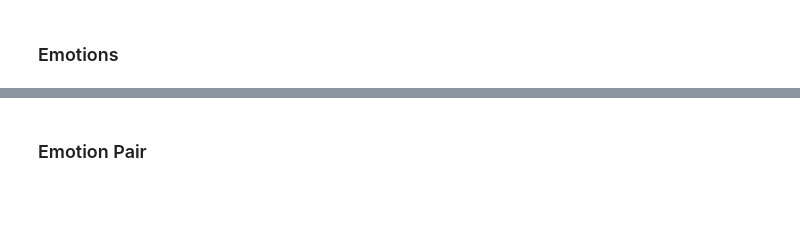
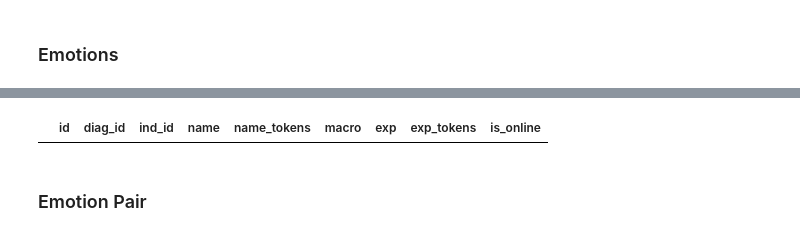
Before and after one commit to ECQQ/preprocessing, a Jupyter notebook: Pipeline.ipynb, the cells around one changed output, grey strips where cells are left out. Cells and saved outputs as stored; diff of their text form; code cells hidden in the pictures; blank space fills up the shorter version.

```diff
--- a/Pipeline.ipynb
+++ b/Pipeline.ipynb
@@ -131,3 +130,7 @@ emotions_table.sample(2)
+# %%
+emotions_table[(emotions_table['diag_id'] == '') & (emotions_table['ind_id'] == '')]
+# %% [output]
+|  | id | diag_id | ind_id | name | name_tokens | macro | exp | exp_tokens | is_online |
 # %% [markdown]
 ### Emotion Pair
 # %%
```
Also changed, not shown: parts of 33 cells of this notebook, 15 other files.
